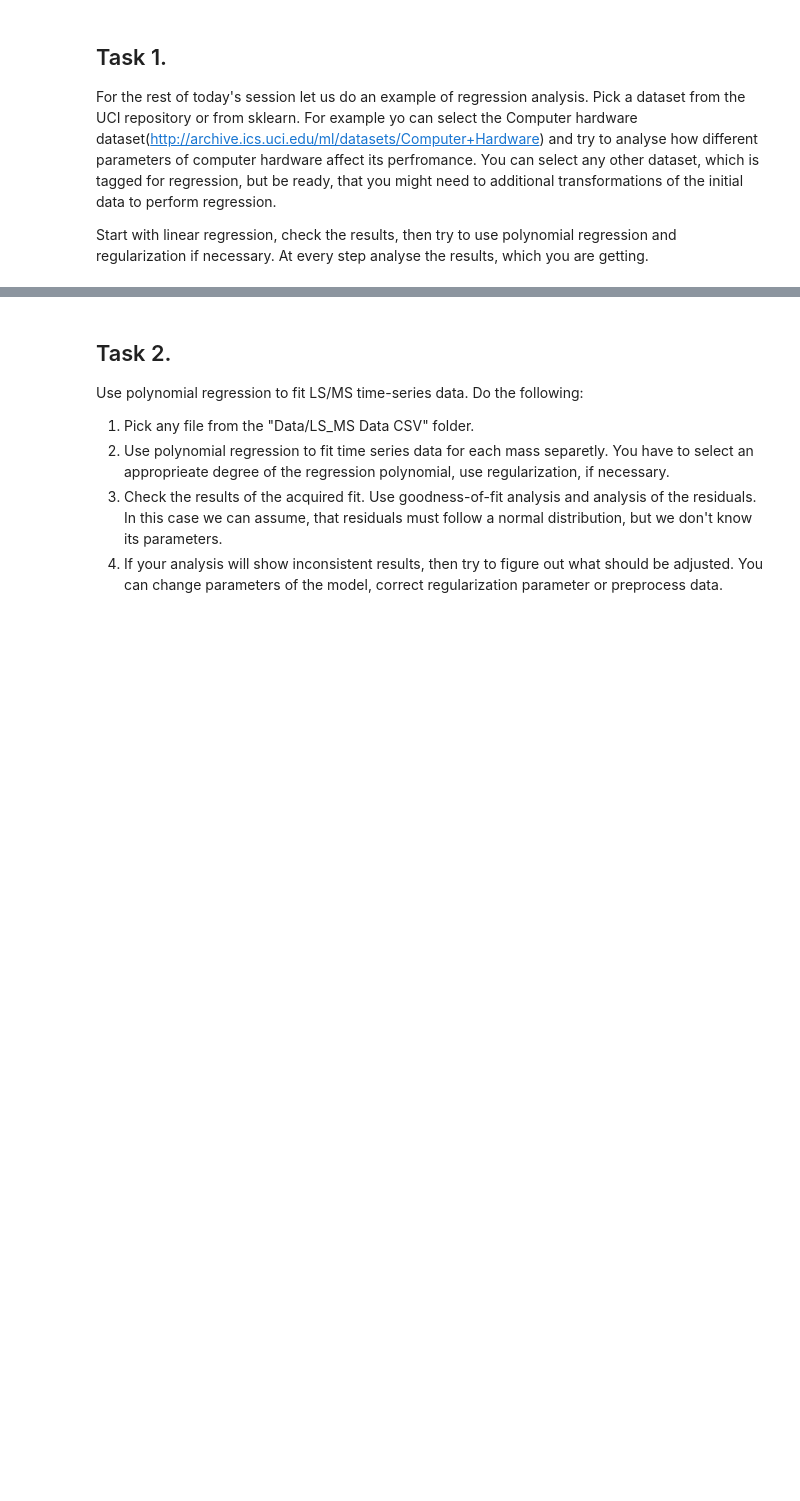
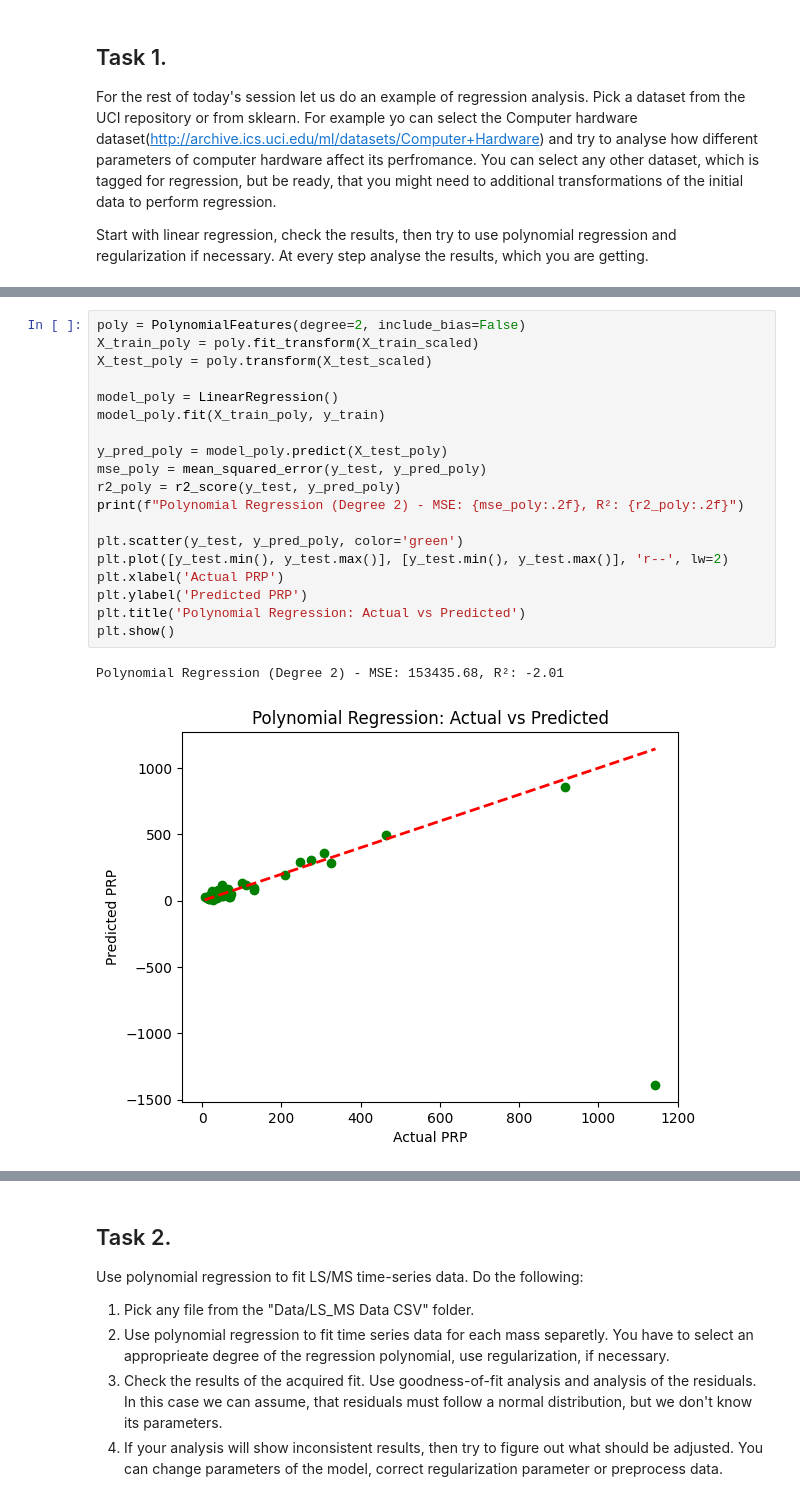
Before and after one commit to tsirleo/PythonDataAnalysis, a Jupyter notebook: Session_09/HW 9 - Regression.ipynb, the cells around one changed output, grey strips where cells are left out. Drawn from its saved outputs; the diff is of its cells as text; blank space fills up the shorter version.

```diff
--- a/Session_09/HW 9 - Regression.ipynb
+++ b/Session_09/HW 9 - Regression.ipynb
@@ -7,0 +117,22 @@ Start with linear regression, check the results, then try to use polynomial regr
+# %%
+poly = PolynomialFeatures(degree=2, include_bias=False)
+X_train_poly = poly.fit_transform(X_train_scaled)
+X_test_poly = poly.transform(X_test_scaled)
+
+model_poly = LinearRegression()
+model_poly.fit(X_train_poly, y_train)
+
+y_pred_poly = model_poly.predict(X_test_poly)
+mse_poly = mean_squared_error(y_test, y_pred_poly)
+r2_poly = r2_score(y_test, y_pred_poly)
+print(f"Polynomial Regression (Degree 2) - MSE: {mse_poly:.2f}, R²: {r2_poly:.2f}")
+
+plt.scatter(y_test, y_pred_poly, color='green')
+plt.plot([y_test.min(), y_test.max()], [y_test.min(), y_test.max()], 'r--', lw=2)
+plt.xlabel('Actual PRP')
+plt.ylabel('Predicted PRP')
+plt.title('Polynomial Regression: Actual vs Predicted')
+plt.show()
+# %% [output]
+Polynomial Regression (Degree 2) - MSE: 153435.68, R²: -2.01
+[figure, added]
```
Also changed, not shown: parts of 22 cells of this notebook.
